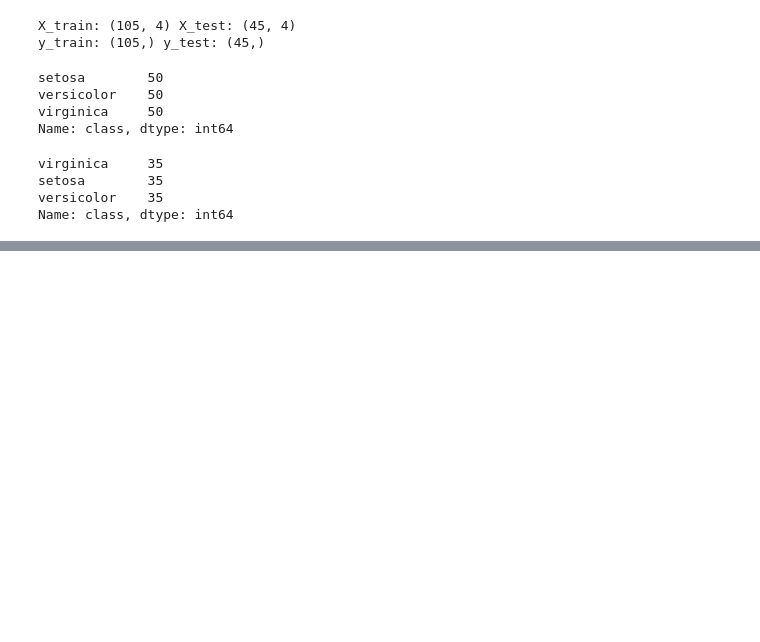
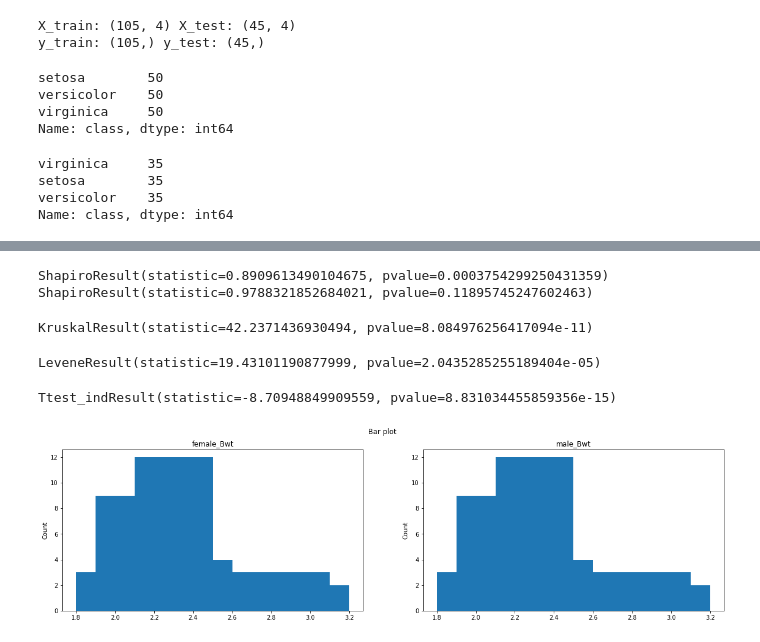
Before and after one commit to woojinhong03/school_2022_python, a Jupyter notebook: 데이터분석응용/데이터분석응용.ipynb, the cells around one changed output, grey strips where cells are left out. Saved outputs shown, nothing was run; the diff lists cells and outputs as text; code cells hidden in the pictures; blank space fills up the shorter version.

```diff
--- a/데이터분석응용/데이터분석응용.ipynb
+++ b/데이터분석응용/데이터분석응용.ipynb
@@ -1178,3 +1178,6 @@ mm_scaler = MinMaxScaler()
 mm_scaler.fit(X_train)
 x_train_mm = mm_scaler.transform(X_train)
 x_test_mm = mm_scaler.transform(X_test)
+# %%
+cats = pd.read_csv('cats.csv')
+cats
@@ -1180,0 +1220,35 @@ x_test_mm = mm_scaler.transform(X_test)
+# %%
+from scipy import stats
+print(stats.shapiro(female))
+print(stats.shapiro(male))
+# %% [output]
+ShapiroResult(statistic=0.8909613490104675, pvalue=0.0003754299250431359)
+ShapiroResult(statistic=0.9788321852684021, pvalue=0.11895745247602463)
+# %%
+stats.kruskal(female, male)
+# %% [output]
+KruskalResult(statistic=42.2371436930494, pvalue=8.084976256417094e-11)
+# %%
+stats.levene(female,male)
+# %% [output]
+LeveneResult(statistic=19.43101190877999, pvalue=2.0435285255189404e-05)
+# %%
+stats.ttest_ind(female,male,equal_var=False)
+# %% [output]
+Ttest_indResult(statistic=-8.70948849909559, pvalue=8.831034455859356e-15)
+# %%
+import matplotlib.pyplot as plt
+female_Bwt_cnt = cats.loc[cats.Sex == 'F','Bwt'].value_counts()
+male_Bwt_cnt = cats.loc[cats.Sex == 'F','Bwt'].value_counts()
+fig,axes = plt.subplots(nrows=1,ncols=2,figsize=(20,5))
+fig.suptitle('Bar plot')
+axes[0].set_title('female_Bwt')
+axes[0].set_ylabel('Count')
+axes[0].bar(female_Bwt_cnt.index,height=female_Bwt_cnt.values, width=0.4)
+
+axes[1].set_title('male_Bwt')
+axes[1].set_ylabel('Count')
+axes[1].bar(male_Bwt_cnt.index,height=male_Bwt_cnt.values, width=0.4)
+plt.show()
+# %% [output]
+[figure, added]
```
Also changed, not shown: parts of 12 cells of this notebook, 1 other file.
